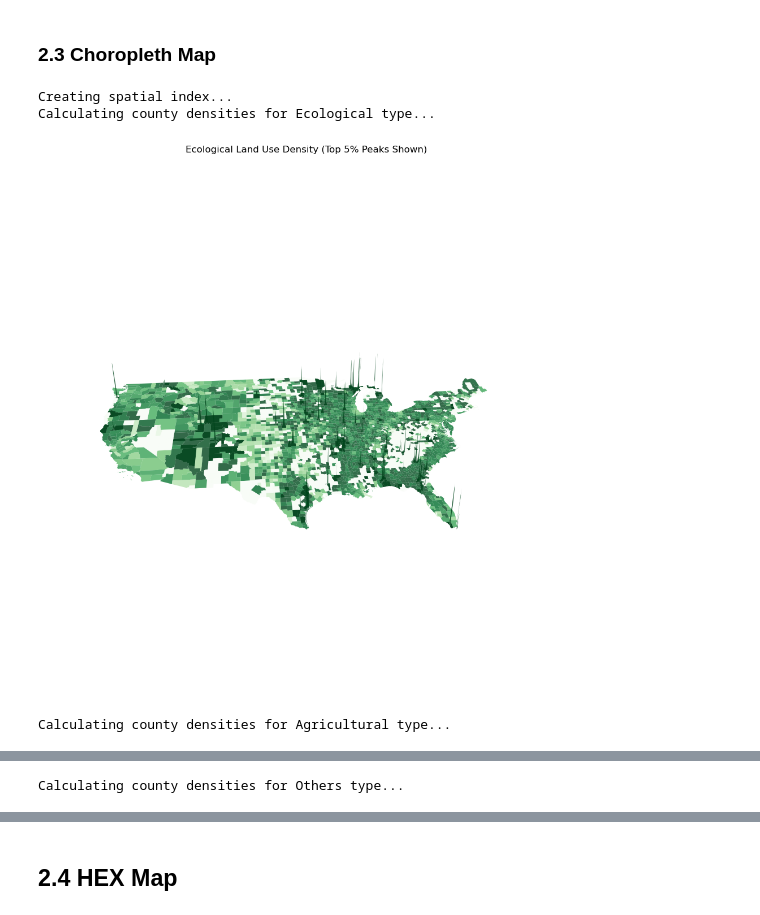
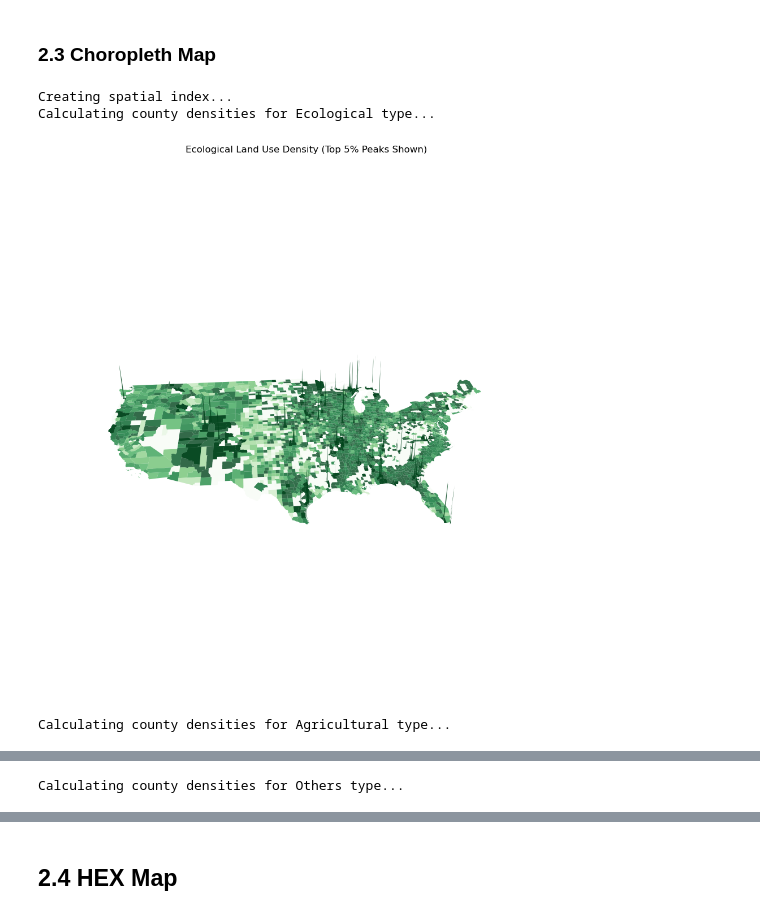
Before and after one commit to px39n/Landuse_Zhong, a Jupyter notebook: 6.3 Figure2_Emission.ipynb, the cells around one changed output, grey strips where cells are left out. Cells and saved outputs as stored; diff of their text form; code cells hidden in the pictures.

```diff
--- a/6.3 Figure2_Emission.ipynb
+++ b/6.3 Figure2_Emission.ipynb
@@ -307,15 +307,15 @@ bbox = box(usa_bounds_main['lon_min'],
 us_county = gpd.read_file(PATHS['us_county'])
 us_county = us_county.to_crs(epsg=4326).clip(bbox)  # 确保使用WGS84坐标系并裁剪
 
-# # 读取密度数据
-# df = pd.read_csv("data/4.1_prediction_net_weighted.csv")
+# 读取密度数据
+df = pd.read_csv("data/4.1_prediction_net_weighted.csv")
 
-# # Combine land use types
-# df['weighted_density_type1'] = df['weighted_density_2'] + df['weighted_density_6']  # Ecological
-# df['weighted_density_type2'] = df['weighted_density_1'] + df['weighted_density_5'] + df['weighted_density_7']  # Agricultural
-# df['weighted_density_type3'] = df['weighted_density_3'] + df['weighted_density_4'] + df['weighted_density_8'] + df['weighted_density_9']  # Others
+# Combine land use types
+df['weighted_density_type1'] = df['weighted_density_2'] + df['weighted_density_6']  # Ecological
+df['weighted_density_type2'] = df['weighted_density_1'] + df['weighted_density_5'] + df['weighted_density_7']  # Agricultural
+df['weighted_density_type3'] = df['weighted_density_3'] + df['weighted_density_4'] + df['weighted_density_8'] + df['weighted_density_9']  # Others
 
-df = pd.read_csv('data/US_data/df_weight.csv')
+# df = pd.read_csv('data/US_data/df_weight.csv')
 
 
 # 过滤bound范围内的点
@@ -411,32 +411,32 @@ for idx in range(3):
 
                         # 创建顶部山峰
                         verts_top = [list(zip(x, y, z))]
                         poly_top = Poly3DCollection(verts_top, alpha=0.8, facecolor=color_schemes[idx](mean_density))
                         ax.add_collection3d(poly_top)
 
     # 设置视角
     ax.set_proj_type('persp', focal_length=0.25)
     ax.view_init(elev=30, azim=-95)
 
     # 设置坐标轴范围
     ax.set_xlim(usa_bounds_main['lon_min'], usa_bounds_main['lon_max'])
     ax.set_ylim(usa_bounds_main['lat_min'], usa_bounds_main['lat_max'])
     ax.set_zlim(0, 1)  # 设置z轴范围，这样高度缩放就会生效
 
     # 设置坐标轴比例
     ax.set_box_aspect([1.5, 1, height_scale])  # 设置x:y:z的比例为2:1:0.5
 
     # 设置标题
     ax.set_title(f'{type_names[idx]} Land Use Density (Top {percentile}% Peaks Shown)', pad=20)
 
     # 隐藏坐标轴
     ax.set_axis_off()
 
     # 调整布局并显示
     plt.tight_layout()
     plt.show()
 # %% [output]
 Creating spatial index...
 Calculating county densities for Ecological type...
-[figure, old version]
+[figure, new version]
 Calculating county densities for Agricultural type...
```
Also changed, not shown: parts of 2 cells of this notebook, 4 other files.
